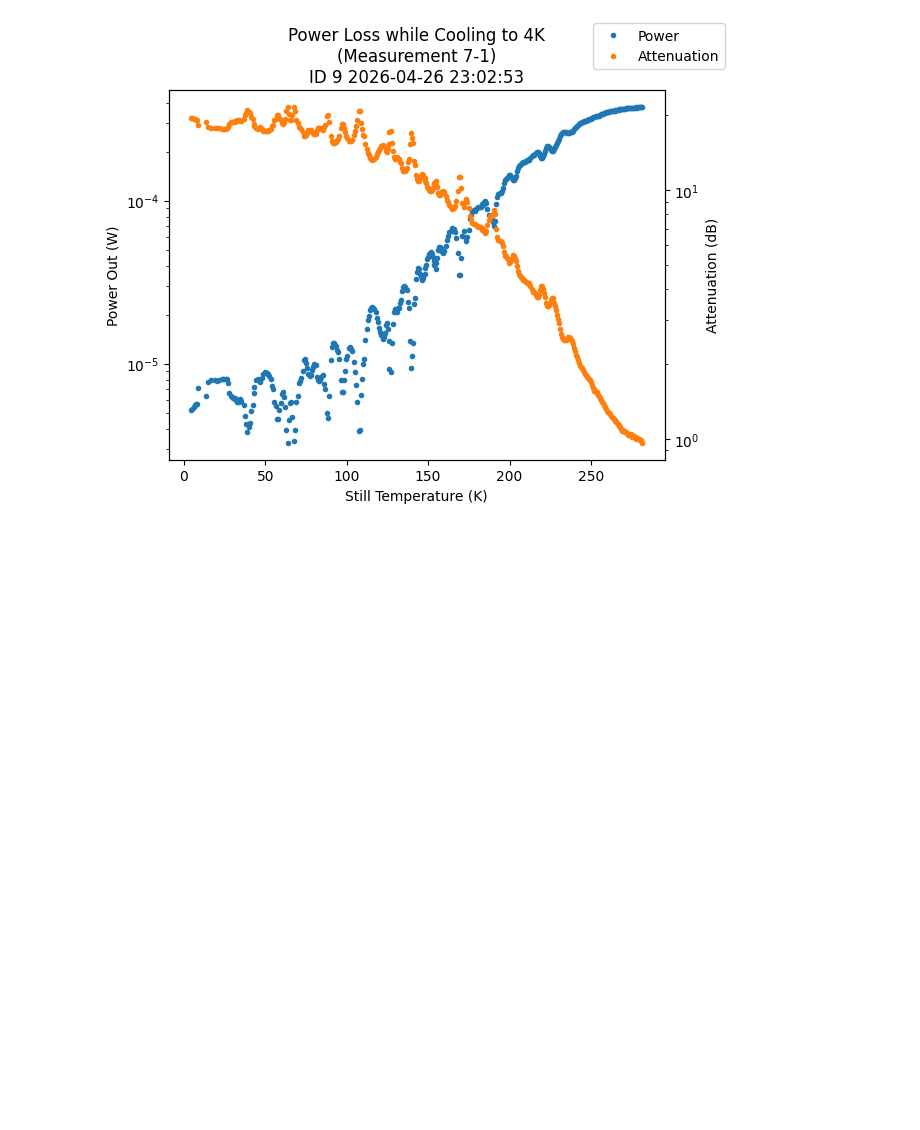
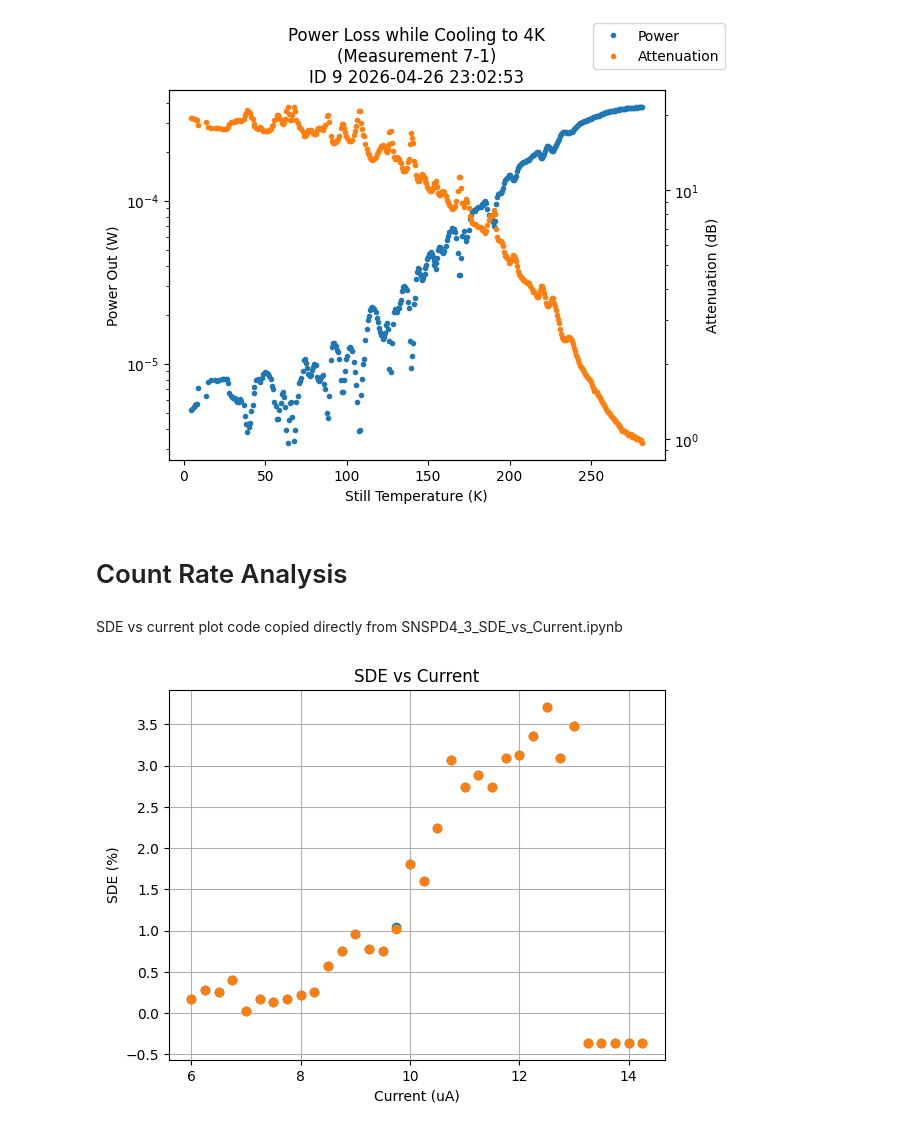
Before and after one commit to QNLSydney/snspd, a Jupyter notebook: SNSPD2/SNSPD5-8_combined_analysis.ipynb, the cells around one changed output. Saved outputs shown, nothing was run; the diff lists cells and outputs as text; code cells hidden in the pictures; blank space fills up the shorter version.

```diff
--- a/SNSPD2/SNSPD5-8_combined_analysis.ipynb
+++ b/SNSPD2/SNSPD5-8_combined_analysis.ipynb
@@ -464,3 +489,40 @@ fig.legend()
 # %% [output]
 <matplotlib.legend.Legend at 0x...>
 [figure]
+# %% [markdown]
+# Count Rate Analysis
+# %% [markdown]
+SDE vs current plot code copied directly from SNSPD4_3_SDE_vs_Current.ipynb
+# %%
+# Photon flux
+ID = 476
+data = params.load_id_from_database(db4, exname4, sampname4, ID).get_parameter_data()
+photon_flux = data['Nphotons']['Nphotons']
+
+# Use dark counts value from Measurement 4-1
+ID = 455
+data = params.load_id_from_database(db4, exname4, sampname4, ID).get_parameter_data()
+dark_count_rate1 = data['CR1']['CR1'][0]
+dark_count_rate2 = data['CR2']['CR2'][0]
+
+# light count rate vs current Measurement 4-3
+ID = 475
+data = params.load_id_from_database(db4, exname4, sampname4, ID).get_parameter_data()
+current = data['yoko_current']['yoko_current'][~np.isnan(data['yoko_current']['yoko_current'])]*1e6 # convert to uA
+light_count_rate1 = data['CR1']['CR1'][~np.isnan(data['CR1']['CR1'])]
+light_count_rate2 = data['CR2']['CR2'][~np.isnan(data['CR2']['CR2'])]
+
+SDE1 = 100*(light_count_rate1-dark_count_rate1)/photon_flux
+SDE2 = 100*(light_count_rate2-dark_count_rate2)/photon_flux
+
+title = f'SDE vs Current'
+
+plt.plot(current, SDE1, 'o', label='Threshold 1 (HIGH)')
+plt.plot(current, SDE2, 'o', label='Threshold 2 (HIGH)')
+plt.title(title)
+plt.ylabel('SDE (%)')
+# plt.xlabel('Total Attenuation (dB)')
+plt.xlabel('Current (uA)')
+plt.grid()
+# %% [output]
+[figure, added]
```
Also changed, not shown: parts of 10 cells of this notebook, 1 other file.
